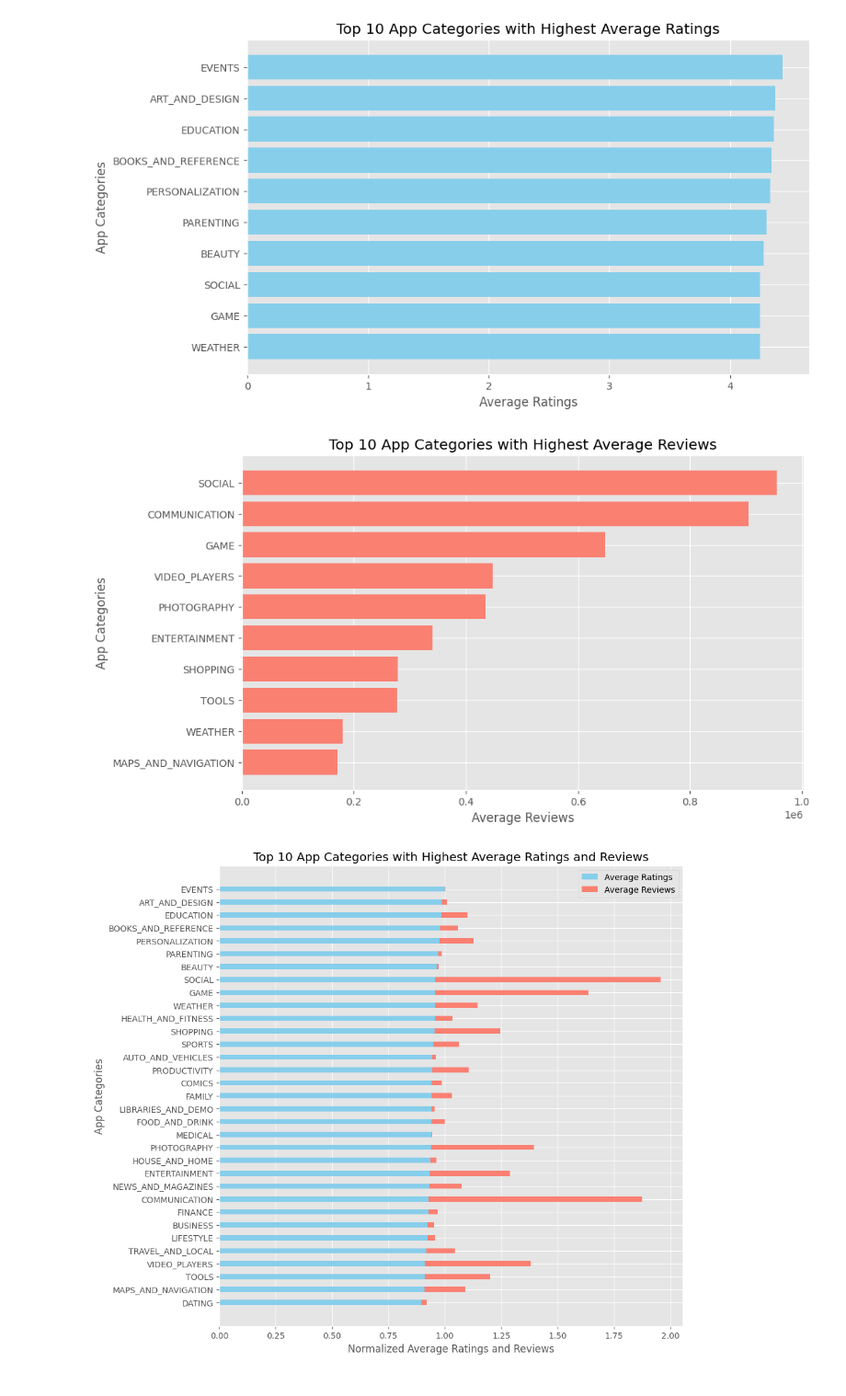
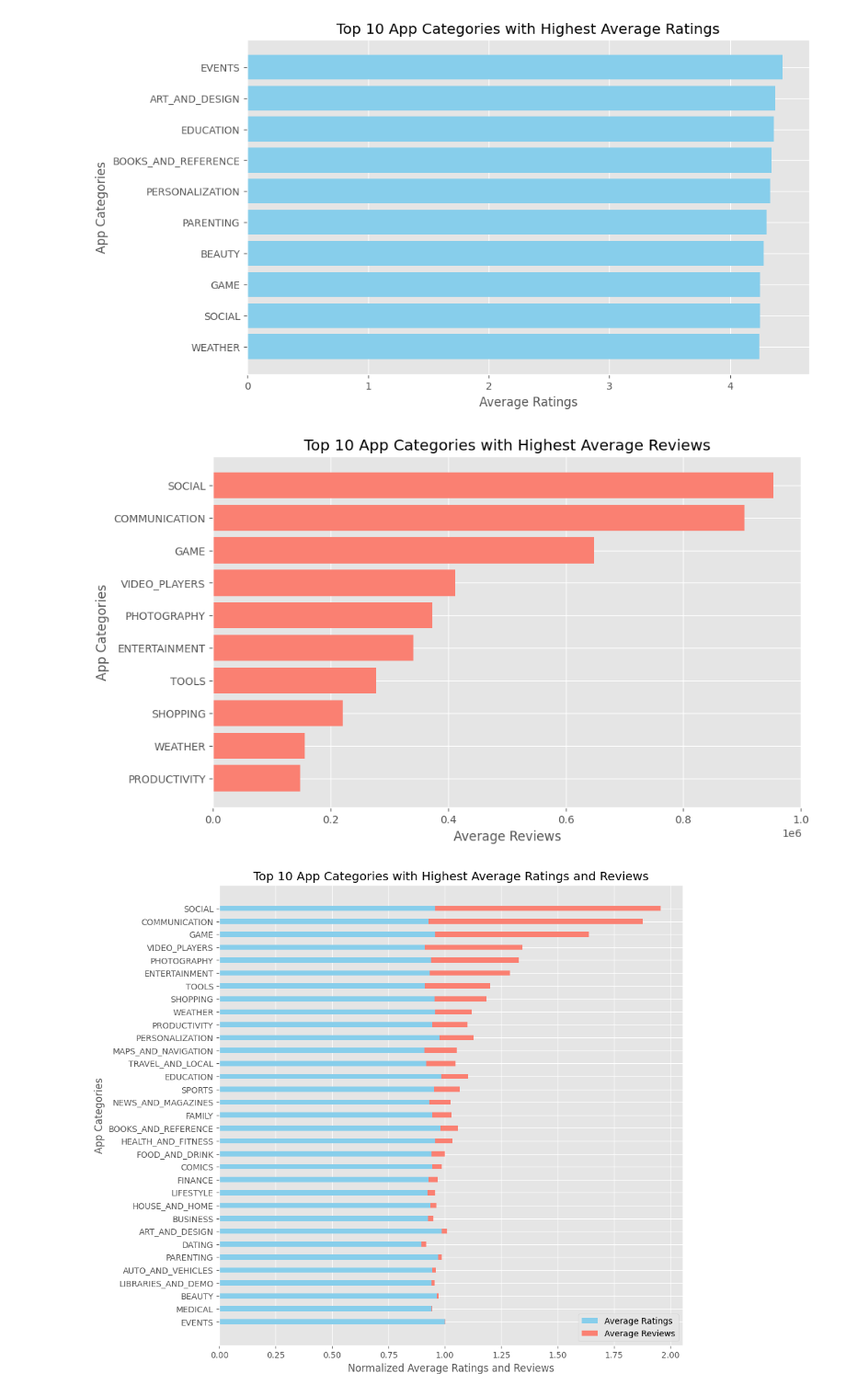
Before and after one commit to azfarali16/GooglePlayStore-EDA, a Jupyter notebook: google-play-store-apps.ipynb, the cells around one changed output. Shown: that part at 92% size. Drawn from its saved outputs; the diff is of its cells as text; code cells hidden in the pictures.

```diff
--- a/google-play-store-apps.ipynb
+++ b/google-play-store-apps.ipynb
@@ -255,7 +255,7 @@ playstore[playstore.duplicated]
 483 rows × 13 columns
 # %%
 # Removing Duplicates
-col = ['App','Size','Type','Genres','Last Updated','Current Ver']
+col = ['App','Size','Type','Genres']
 playstore.drop_duplicates(subset=col , keep='first',inplace = True)
 # %%
 # playstore[playstore.duplicated(['App','Size','Type','Genres','Last Updated'])]
@@ -331,38 +343,38 @@ plt.title('Top 10 App Categories with Highest Average Reviews')
 # Show plot
 plt.show()
 # %% [output]
-[figure, old version]
+[figure, new version]
 # %%
 df = playstore.groupby('Category',as_index=False)[['Rating','Reviews']].mean().\
-sort_values(by=['Rating','Reviews'],ascending = False)
+sort_values(by=['Reviews','Rating'],ascending = False)
 
 categories = df['Category'][::-1]
 ratings = df['Rating'][::-1]
 reviews = df['Reviews'][::-1]
 
 # Normalize the data
 ratings_norm = ratings / np.max(ratings)
 reviews_norm = reviews / np.max(reviews)
 
 # Create horizontal bar plot
 plt.figure(figsize=(10, 10))
 bar_width = 0.4
 index = np.arange(len(categories))
 
 
 plt.barh(index, ratings_norm, bar_width, color='skyblue', label='Average Ratings')
 plt.barh(index, reviews_norm, bar_width, color='salmon', label='Average Reviews', left=ratings_norm)
 
 # Add labels and title
 plt.xlabel('Normalized Average Ratings and Reviews')
 plt.ylabel('App Categories')
 plt.title('Top 10 App Categories with Highest Average Ratings and Reviews')
 plt.yticks(index, categories)
 plt.legend()
 
 # Show plot
 plt.show()
 # %% [output]
-[figure, old version]
+[figure, new version]
 # %% [markdown]
 While App with categories such as Events , Art & Designs and Education have the highest rating on average. It should also be mention that apps from categories like Social, Communication and Games have the highest Average Reviews accross all the categories.
```
Also changed, not shown: parts of 24 cells of this notebook.
